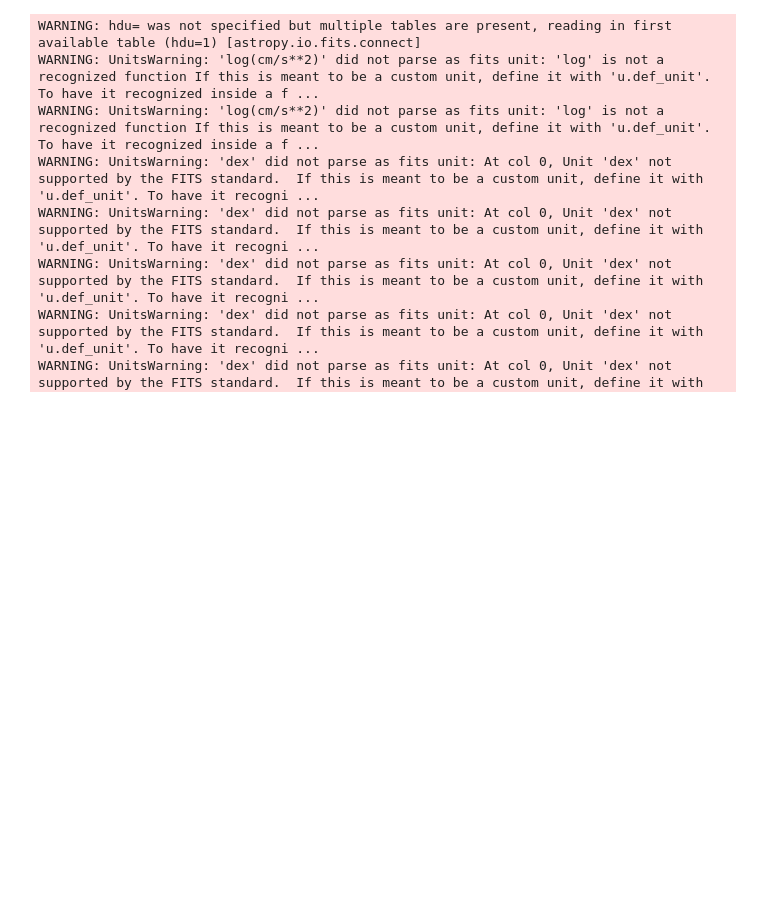
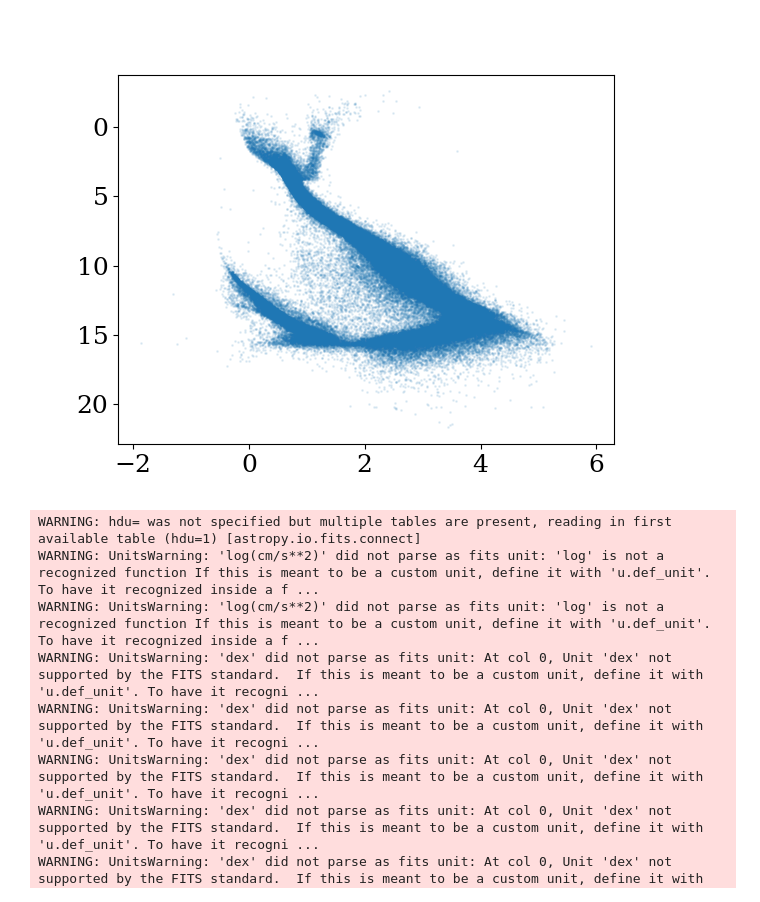
Before and after one commit to jradavenport/spectro100, a Jupyter notebook: gathering data.ipynb, the cells around one changed output. Drawn from its saved outputs; the diff is of its cells as text; code cells hidden in the pictures; blank space fills up the shorter version.

```diff
--- a/gathering data.ipynb
+++ b/gathering data.ipynb
@@ -29,3 +36,13 @@ GCNS_c = SkyCoord(GCNS['RA'].value*u.degree, GCNS['DEC'].value*u.degree)
+# %%
+GCNSdf = GCNS.to_pandas()
+plt.figure()
+_ = plt.scatter(GCNSdf['PHOT_BP_MEAN_MAG'].values - GCNSdf['PHOT_RP_MEAN_MAG'].values,
+               GCNSdf['PHOT_G_MEAN_MAG'].values - 5*np.log10(GCNSdf['DIST_50'].values*1000) + 5, s=1,alpha=0.1)
+
+
+plt.gca().invert_yaxis()
+# %% [output]
+[figure, added]
 # %%
 # Gaia ESO
 # https://doi.eso.org/10.18727/archive/25
```
Also changed, not shown: parts of 32 cells of this notebook, 11 other files.
